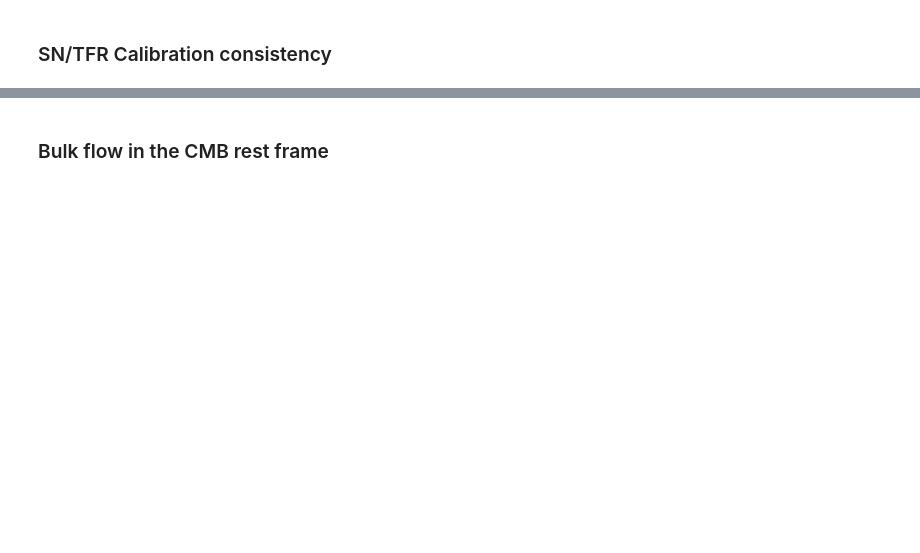
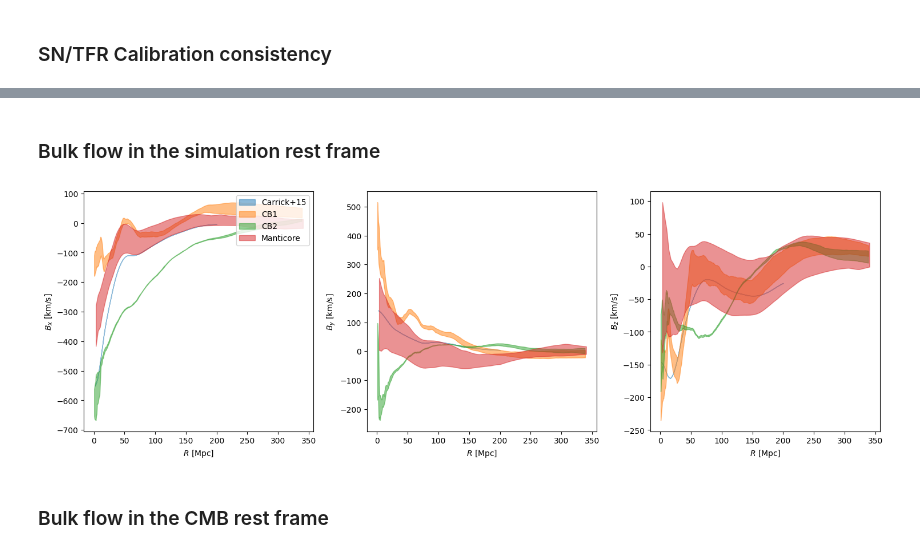
Before and after one commit to Richard-Sti/csiborgtools_public, a Jupyter notebook: notebooks/flow/reconstruction_comparison.ipynb, the cells around one changed output, grey strips where cells are left out. Saved outputs shown, nothing was run; the diff lists cells and outputs as text; code cells hidden in the pictures; blank space fills up the shorter version.

```diff
--- a/notebooks/flow/reconstruction_comparison.ipynb
+++ b/notebooks/flow/reconstruction_comparison.ipynb
@@ -247,2 +282,42 @@ for catalogue in catalogues:
+# %% [markdown]
+###  Bulk flow in the simulation rest frame
+# %%
+sims = ["Carrick2015", "csiborg1", "csiborg2_main", "csiborg2X"]
+convert_to_galactic = False
+
+fig, axs = plt.subplots(1, 3, figsize=(15, 5))
+cols = plt.rcParams['axes.prop_cycle'].by_key()['color']
+
+for i, sim in enumerate(sims):
+    r, B = get_bulkflow_simulation(sim, convert_to_galactic=convert_to_galactic)
+    if sim == "Carrick2015":
+        if convert_to_galactic:
+            B[..., 0] *= 0.43
+        else:
+            B *= 0.43
+
+    for n in range(3):
+        ylow, ymed, yhigh = np.percentile(B[..., n], [16, 50, 84], axis=0)
+        axs[n].fill_between(r, ylow, yhigh, color=cols[i], alpha=0.5, label=simname_to_pretty(sim) if n == 0 else None)
+
+axs[0].legend()
+if convert_to_galactic:
+    axs[0].set_ylabel(r"$B ~ [\mathrm{km} / \mathrm{s}]$")
+    axs[1].set_ylabel(r"$\ell_B ~ [\degree]$")
+    axs[2].set_ylabel(r"$b_B ~ [\degree]$")
+else:
+    axs[0].set_ylabel(r"$B_{x} ~ [\mathrm{km} / \mathrm{s}]$")
+    axs[1].set_ylabel(r"$B_{y} ~ [\mathrm{km} / \mathrm{s}]$")
+    axs[2].set_ylabel(r"$B_{z} ~ [\mathrm{km} / \mathrm{s}]$")
+
+for n in range(3):
+    axs[n].set_xlabel(r"$R ~ [\mathrm{Mpc}]$")
+
+
+fig.tight_layout()
+fig.savefig("../../plots/manticore_bulkflow.png", dpi=450)
+fig.show()
+# %% [output]
+[figure, added]
 # %% [markdown]
 ### Bulk flow in the CMB rest frame
```
Also changed, not shown: parts of 11 cells of this notebook.
